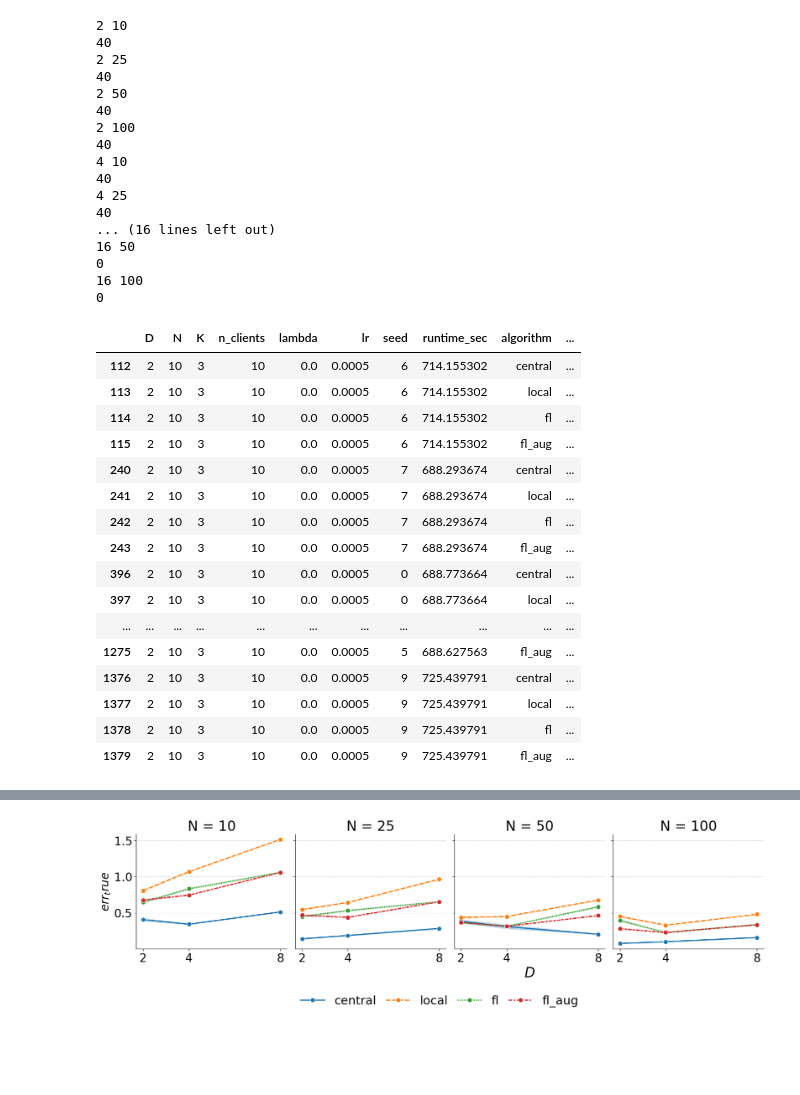
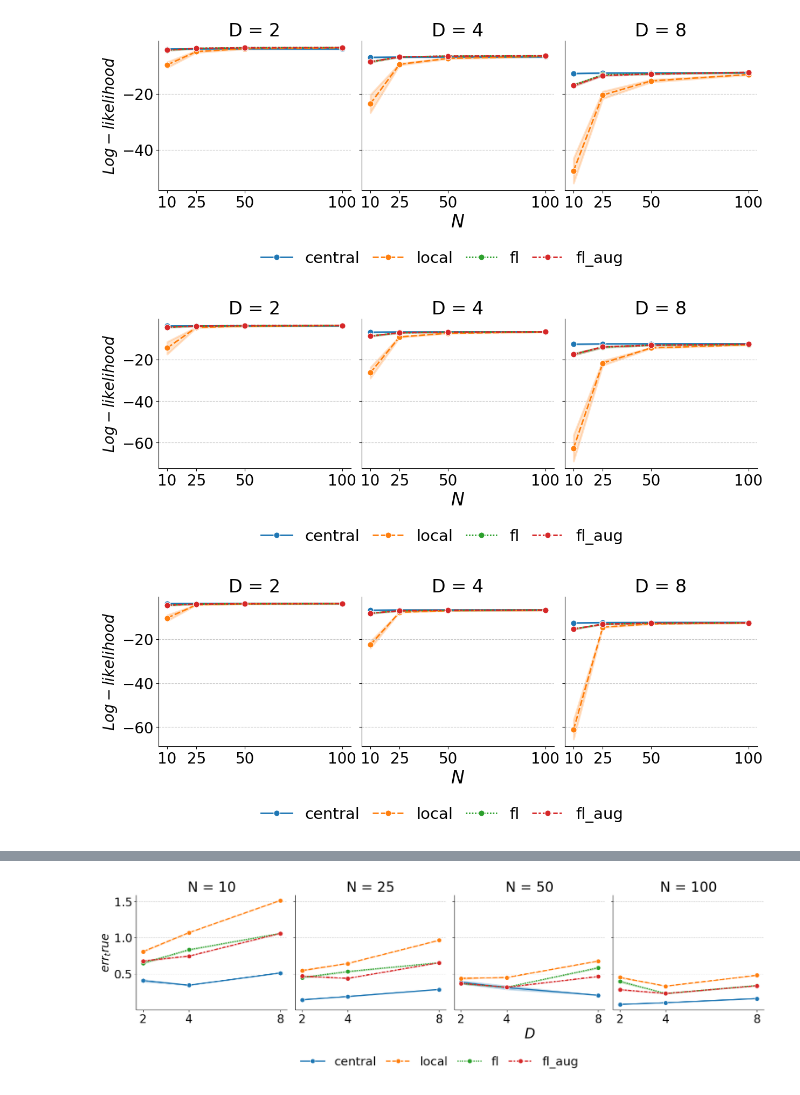
Before and after one commit to shamPJ/KL-GTVmin-GMM, a Jupyter notebook: Untitled.ipynb, the cells around one changed output, grey strips where cells are left out. Drawn from its saved outputs; the diff is of its cells as text; code cells hidden in the pictures; blank space fills up the shorter version.

```diff
--- a/Untitled.ipynb
+++ b/Untitled.ipynb
@@ -83,43 +84,13 @@ df.head()
-# %%
-for d in [2,4,8,16]:
-    for m in [10,25,50,100]:
-        print(d,m)
-        print(len(df[ (df["N"]==m) & (df["D"]==d) & (df["lambda"]==0)]))
-# %% [output]
-2 10
-40
-2 25
-40
-2 50
-40
-2 100
-40
-4 10
-40
-4 25
-40
-... (16 lines left out)
-16 50
-0
-16 100
-0
-# %%
-df[ (df["N"]==10) & (df["D"]==2) & (df["lambda"]==0)]
-# %% [output]
-|  | D | N | K | n_clients | lambda | lr | seed | runtime_sec | algorithm | ... |
-| 112 | 2 | 10 | 3 | 10 | 0.0 | 0.0005 | 6 | 714.155302 | central | ... |
-| 113 | 2 | 10 | 3 | 10 | 0.0 | 0.0005 | 6 | 714.155302 | local | ... |
-| 114 | 2 | 10 | 3 | 10 | 0.0 | 0.0005 | 6 | 714.155302 | fl | ... |
-| 115 | 2 | 10 | 3 | 10 | 0.0 | 0.0005 | 6 | 714.155302 | fl_aug | ... |
-| 240 | 2 | 10 | 3 | 10 | 0.0 | 0.0005 | 7 | 688.293674 | central | ... |
-| 241 | 2 | 10 | 3 | 10 | 0.0 | 0.0005 | 7 | 688.293674 | local | ... |
-| 242 | 2 | 10 | 3 | 10 | 0.0 | 0.0005 | 7 | 688.293674 | fl | ... |
-| 243 | 2 | 10 | 3 | 10 | 0.0 | 0.0005 | 7 | 688.293674 | fl_aug | ... |
-| 396 | 2 | 10 | 3 | 10 | 0.0 | 0.0005 | 0 | 688.773664 | central | ... |
-| 397 | 2 | 10 | 3 | 10 | 0.0 | 0.0005 | 0 | 688.773664 | local | ... |
-| ... | ... | ... | ... | ... | ... | ... | ... | ... | ... | ... |
-| 1275 | 2 | 10 | 3 | 10 | 0.0 | 0.0005 | 5 | 688.627563 | fl_aug | ... |
-| 1376 | 2 | 10 | 3 | 10 | 0.0 | 0.0005 | 9 | 725.439791 | central | ... |
-| 1377 | 2 | 10 | 3 | 10 | 0.0 | 0.0005 | 9 | 725.439791 | local | ... |
-| 1378 | 2 | 10 | 3 | 10 | 0.0 | 0.0005 | 9 | 725.439791 | fl | ... |
-| 1379 | 2 | 10 | 3 | 10 | 0.0 | 0.0005 | 9 | 725.439791 | fl_aug | ... |
+# %%
+df_lskew_alpha02 =  df_lskew[ (df_lskew["alpha"]==0.2)]
+df_lskew_alpha1 =  df_lskew[ (df_lskew["alpha"]==1)]
+df_lskew_alpha10 =  df_lskew[ (df_lskew["alpha"]==10)]
+# %%
+algorithms=["local", "central", "fl", "fl_aug"]
+plot_metric_line(df_lskew_alpha02, "N", "Log-likelihood", "D")
+plot_metric_line(df_lskew_alpha1, "N", "Log-likelihood", "D")
+plot_metric_line(df_lskew_alpha10, "N", "Log-likelihood", "D")
+# %% [output]
+[figure, added]
+[figure, added]
+[figure, added]
```
Also changed, not shown: parts of 7 cells of this notebook, 3 other files.
